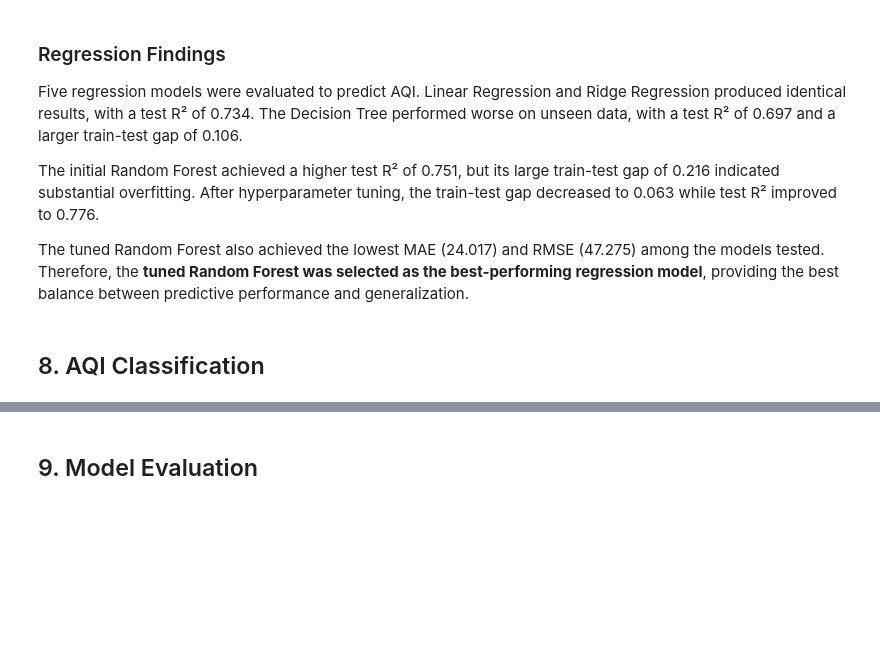
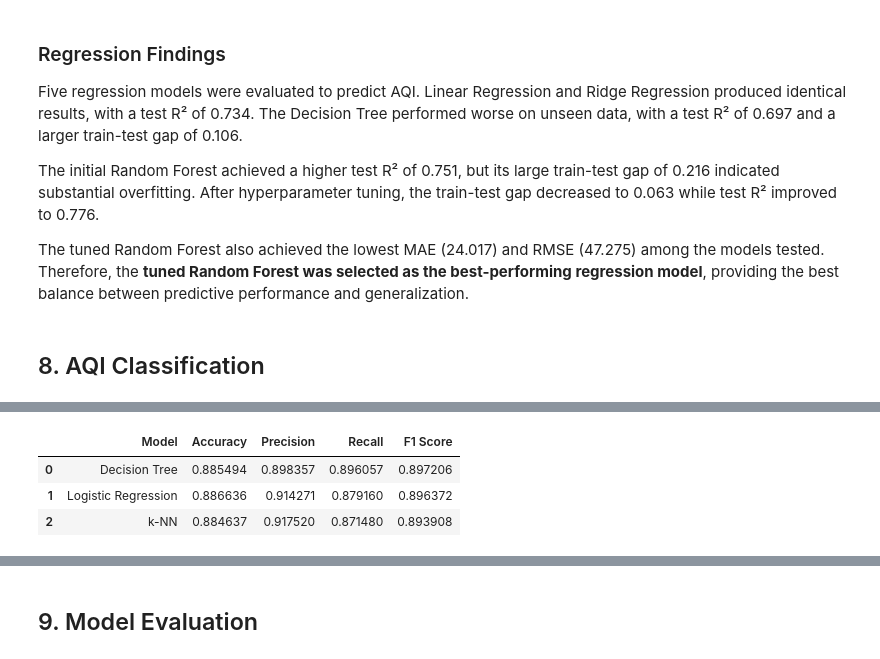
Before and after one commit to shefali-walia/india-air-quality-analysis, a Jupyter notebook: India_Air_Quality_Analysis.ipynb, the cells around one changed output, grey strips where cells are left out. Drawn from its saved outputs; the diff is of its cells as text; code cells hidden in the pictures; blank space fills up the shorter version.

```diff
--- a/India_Air_Quality_Analysis.ipynb
+++ b/India_Air_Quality_Analysis.ipynb
@@ -1334,0 +1677,19 @@ The tuned Random Forest also achieved the lowest MAE (24.017) and RMSE (47.275)
+# %%
+from sklearn.model_selection import GridSearchCV
+
+param_grid = {
+    'n_neighbors': range(1, 21)
+}
+
+knn_grid = GridSearchCV(
+    estimator=KNeighborsClassifier(),
+    param_grid=param_grid,
+    cv=5,
+    scoring='accuracy'
+)
+
+knn_grid.fit(X_train_std, y_train)
+
+print("Best parameters:", knn_grid.best_params_)
+print(f"Best CV accuracy: {knn_grid.best_score_:.3f}")
+print(f"Test accuracy: {knn_grid.score(X_test_std, y_test):.3f}")
@@ -1334,0 +1708,33 @@ The tuned Random Forest also achieved the lowest MAE (24.017) and RMSE (47.275)
+# %%
+best_knn = knn_grid.best_estimator_
+
+models = {
+    'Logistic Regression': (log_reg, X_test_std),
+    'Decision Tree': (tree, X_test),
+    'k-NN': (best_knn, X_test_std)
+}
+
+classification_results = []
+
+for name, (model, X_eval) in models.items():
+    y_pred = model.predict(X_eval)
+
+    classification_results.append({
+        'Model': name,
+        'Accuracy': accuracy_score(y_test, y_pred),
+        'Precision': precision_score(y_test, y_pred),
+        'Recall': recall_score(y_test, y_pred),
+        'F1 Score': f1_score(y_test, y_pred)
+    })
+
+classification_results = pd.DataFrame(classification_results)
+
+classification_results.sort_values(
+    'F1 Score',
+    ascending=False
+).reset_index(drop=True)
+# %% [output]
+|  | Model | Accuracy | Precision | Recall | F1 Score |
+| 0 | Decision Tree | 0.885494 | 0.898357 | 0.896057 | 0.897206 |
+| 1 | Logistic Regression | 0.886636 | 0.914271 | 0.879160 | 0.896372 |
+| 2 | k-NN | 0.884637 | 0.917520 | 0.871480 | 0.893908 |
```
Also changed, not shown: parts of 24 cells of this notebook.
